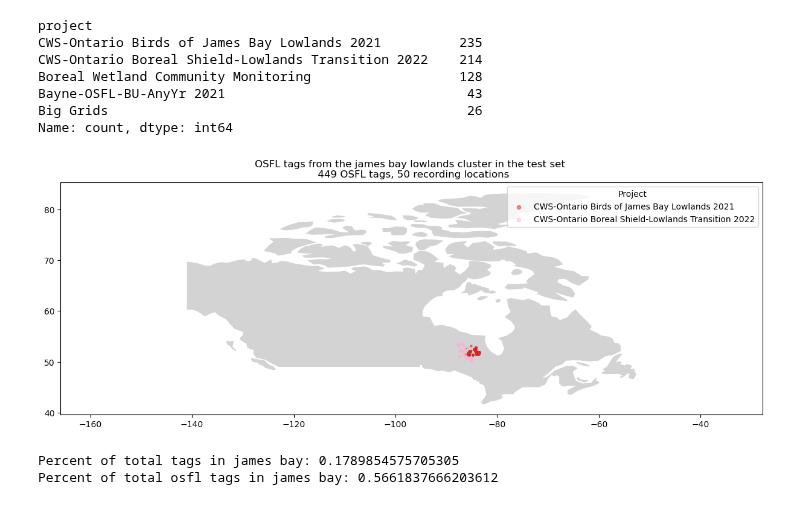
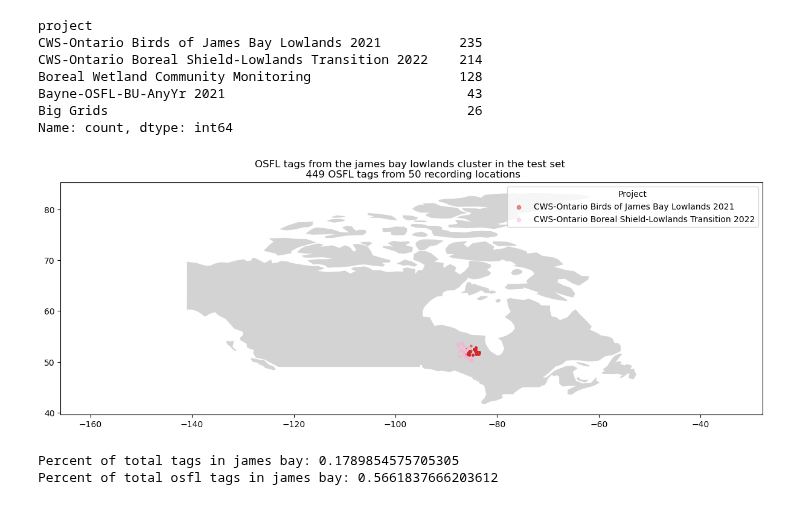
Before and after one commit to Mgallimore88/osfl_cnn_recognizer, a Jupyter notebook: notebooks/exploratory_nbs/1.11-mjg-withheld-test-set.ipynb, the cells around one changed output. Cells and saved outputs as stored; diff of their text form; code cells hidden in the pictures.

```diff
--- a/notebooks/exploratory_nbs/1.11-mjg-withheld-test-set.ipynb
+++ b/notebooks/exploratory_nbs/1.11-mjg-withheld-test-set.ipynb
@@ -312,7 +293,7 @@ osfls.groupby("location_id").recording_id.nunique().sort_values(ascending=False)
 # Take a random sample from 20% of the locations without replacement
 from sklearn.model_selection import train_test_split
 
-locations = df.location_id.unique()
+locations = df_full.location_id.unique()
 train_locations, test_locations = train_test_split(
     locations, test_size=0.2, random_state=42
 )
@@ -321,8 +302,8 @@ locations
 # %% [output]
 array([308678,  36043,  35298, ...,  50665,  35171,  41031])
 # %%
-df_test = df.loc[df.location_id.isin(test_locations)]
-df_train = df.loc[df.location_id.isin(train_locations)]
-osfls_test = df_test.loc[df.species_code == "OSFL"]
+df_test = df_full.loc[df_full.location_id.isin(test_locations)]
+df_train = df_full.loc[df_full.location_id.isin(train_locations)]
+osfls_test = df_test.loc[df_full.species_code == "OSFL"]
 # %%
 plot_locations(
@@ -409,20 +386,20 @@ Bayne-OSFL-BU-AnyYr 2021                               43
 Big Grids                                              26
 Name: count, dtype: int64
 # %%
-james_bay_projects = [
+james_bay_boreal_sheild_projects = [
     "CWS-Ontario Birds of James Bay Lowlands 2021",
     "CWS-Ontario Boreal Shield-Lowlands Transition 2022",
 ]
-number_of_osfl_tags = len(osfls_test[osfls_test.project.isin(james_bay_projects)])
+number_of_osfl_tags = len(osfls_test[osfls_test.project.isin(james_bay_boreal_sheild_projects)])
 unique_recording_locations = len(
-    osfls_test[osfls_test.project.isin(james_bay_projects)].location_id.unique()
+    osfls_test[osfls_test.project.isin(james_bay_boreal_sheild_projects)].location_id.unique()
 )
 
 plot_locations(
-    osfls_test[osfls_test.project.isin(james_bay_projects)],
-    title=f"OSFL tags from the james bay lowlands cluster in the test set \n {number_of_osfl_tags} OSFL tags, {unique_recording_locations} recording locations",
+    osfls_test[osfls_test.project.isin(james_bay_boreal_sheild_projects)],
+    title=f"OSFL tags from the james bay lowlands cluster in the test set \n {number_of_osfl_tags} OSFL tags from {unique_recording_locations} recording locations",
 )
 # %% [output]
-[figure, old version]
+[figure, new version]
 # %%
 percent_of_total_tags_in_jamesbay = len(
```
Also changed, not shown: parts of 12 cells of this notebook, 3 other files.
